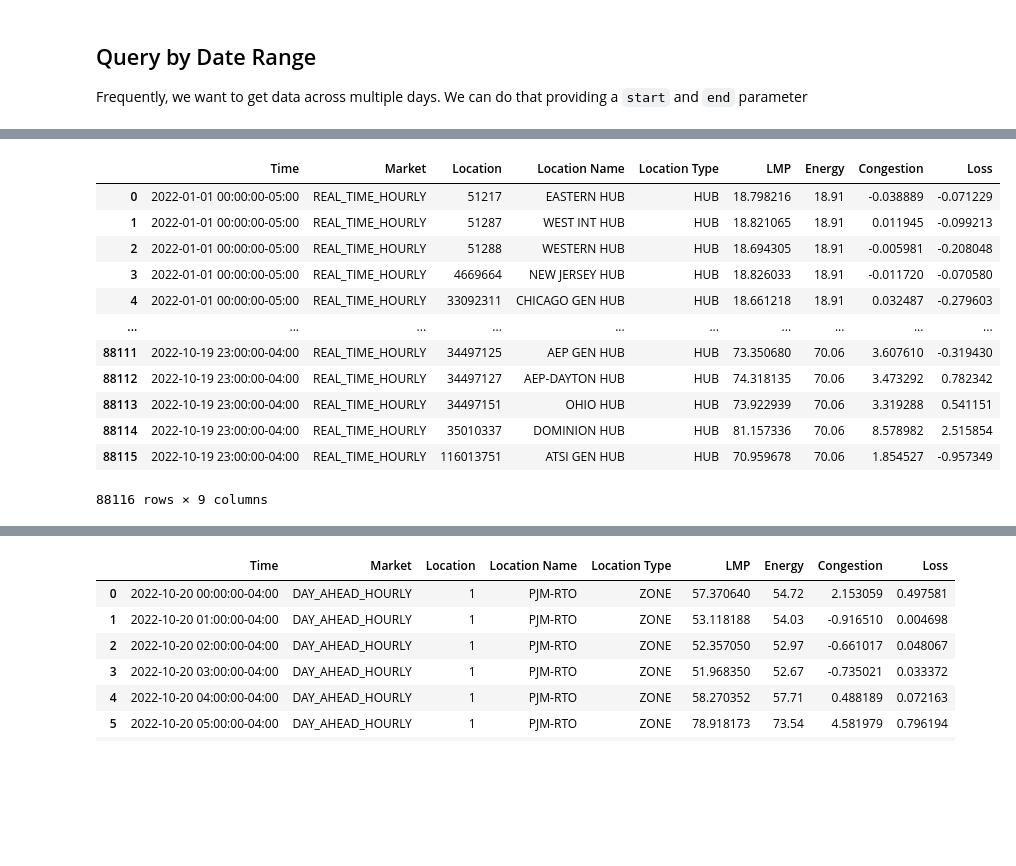
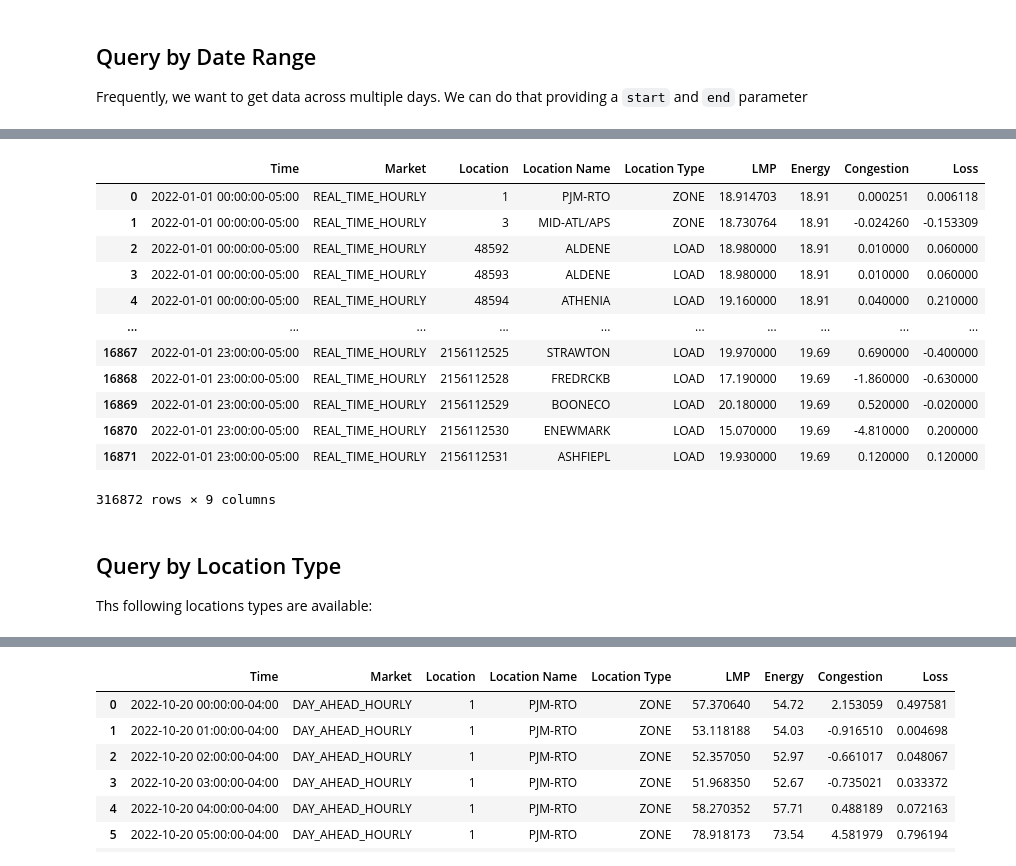
Before and after one commit to gridstatus/gridstatus, a Jupyter notebook: Examples/PJM LMP Data.ipynb, the cells around one changed output, grey strips where cells are left out. Cells and saved outputs as stored; diff of their text form; code cells hidden in the pictures; blank space fills up the shorter version.

```diff
--- a/Examples/PJM LMP Data.ipynb
+++ b/Examples/PJM LMP Data.ipynb
@@ -46,20 +72,24 @@ Frequently, we want to get data across multiple days. We can do that providing a
 # %%
-df = iso.get_historical_lmp(start="Jan 1, 2022",
-                            end="Oct 20, 2022",
-                            market="REAL_TIME_HOURLY")
+df = iso.get_historical_lmp(date="Jan 1, 2022",
+                            market="REAL_TIME_HOURLY",
+                            locations="ALL")
 
 df
 # %% [output]
 |  | Time | Market | Location | Location Name | Location Type | LMP | Energy | Congestion | Loss |
-| 0 | 2022-01-01 00:00:00-05:00 | REAL_TIME_HOURLY | 51217 | EASTERN HUB | HUB | 18.798216 | 18.91 | -0.038889 | -0.071229 |
-| 1 | 2022-01-01 00:00:00-05:00 | REAL_TIME_HOURLY | 51287 | WEST INT HUB | HUB | 18.821065 | 18.91 | 0.011945 | -0.099213 |
-| 2 | 2022-01-01 00:00:00-05:00 | REAL_TIME_HOURLY | 51288 | WESTERN HUB | HUB | 18.694305 | 18.91 | -0.005981 | -0.208048 |
-| 3 | 2022-01-01 00:00:00-05:00 | REAL_TIME_HOURLY | 4669664 | NEW JERSEY HUB | HUB | 18.826033 | 18.91 | -0.011720 | -0.070580 |
-| 4 | 2022-01-01 00:00:00-05:00 | REAL_TIME_HOURLY | 33092311 | CHICAGO GEN HUB | HUB | 18.661218 | 18.91 | 0.032487 | -0.279603 |
+| 0 | 2022-01-01 00:00:00-05:00 | REAL_TIME_HOURLY | 1 | PJM-RTO | ZONE | 18.914703 | 18.91 | 0.000251 | 0.006118 |
+| 1 | 2022-01-01 00:00:00-05:00 | REAL_TIME_HOURLY | 3 | MID-ATL/APS | ZONE | 18.730764 | 18.91 | -0.024260 | -0.153309 |
+| 2 | 2022-01-01 00:00:00-05:00 | REAL_TIME_HOURLY | 48592 | ALDENE | LOAD | 18.980000 | 18.91 | 0.010000 | 0.060000 |
+| 3 | 2022-01-01 00:00:00-05:00 | REAL_TIME_HOURLY | 48593 | ALDENE | LOAD | 18.980000 | 18.91 | 0.010000 | 0.060000 |
+| 4 | 2022-01-01 00:00:00-05:00 | REAL_TIME_HOURLY | 48594 | ATHENIA | LOAD | 19.160000 | 18.91 | 0.040000 | 0.210000 |
 | ... | ... | ... | ... | ... | ... | ... | ... | ... | ... |
-| 88111 | 2022-10-19 23:00:00-04:00 | REAL_TIME_HOURLY | 34497125 | AEP GEN HUB | HUB | 73.350680 | 70.06 | 3.607610 | -0.319430 |
-| 88112 | 2022-10-19 23:00:00-04:00 | REAL_TIME_HOURLY | 34497127 | AEP-DAYTON HUB | HUB | 74.318135 | 70.06 | 3.473292 | 0.782342 |
-| 88113 | 2022-10-19 23:00:00-04:00 | REAL_TIME_HOURLY | 34497151 | OHIO HUB | HUB | 73.922939 | 70.06 | 3.319288 | 0.541151 |
-| 88114 | 2022-10-19 23:00:00-04:00 | REAL_TIME_HOURLY | 35010337 | DOMINION HUB | HUB | 81.157336 | 70.06 | 8.578982 | 2.515854 |
-| 88115 | 2022-10-19 23:00:00-04:00 | REAL_TIME_HOURLY | 116013751 | ATSI GEN HUB | HUB | 70.959678 | 70.06 | 1.854527 | -0.957349 |
+| 16867 | 2022-01-01 23:00:00-05:00 | REAL_TIME_HOURLY | 2156112525 | STRAWTON | LOAD | 19.970000 | 19.69 | 0.690000 | -0.400000 |
+| 16868 | 2022-01-01 23:00:00-05:00 | REAL_TIME_HOURLY | 2156112528 | FREDRCKB | LOAD | 17.190000 | 19.69 | -1.860000 | -0.630000 |
+| 16869 | 2022-01-01 23:00:00-05:00 | REAL_TIME_HOURLY | 2156112529 | BOONECO | LOAD | 20.180000 | 19.69 | 0.520000 | -0.020000 |
+| 16870 | 2022-01-01 23:00:00-05:00 | REAL_TIME_HOURLY | 2156112530 | ENEWMARK | LOAD | 15.070000 | 19.69 | -4.810000 | 0.200000 |
+| 16871 | 2022-01-01 23:00:00-05:00 | REAL_TIME_HOURLY | 2156112531 | ASHFIEPL | LOAD | 19.930000 | 19.69 | 0.120000 | 0.120000 |
-88116 rows × 9 columns
+316872 rows × 9 columns
+# %% [markdown]
+## Query by Location Type
+
+Ths following locations types are available:
```
Also changed, not shown: parts of 16 cells of this notebook, 4 other files.
